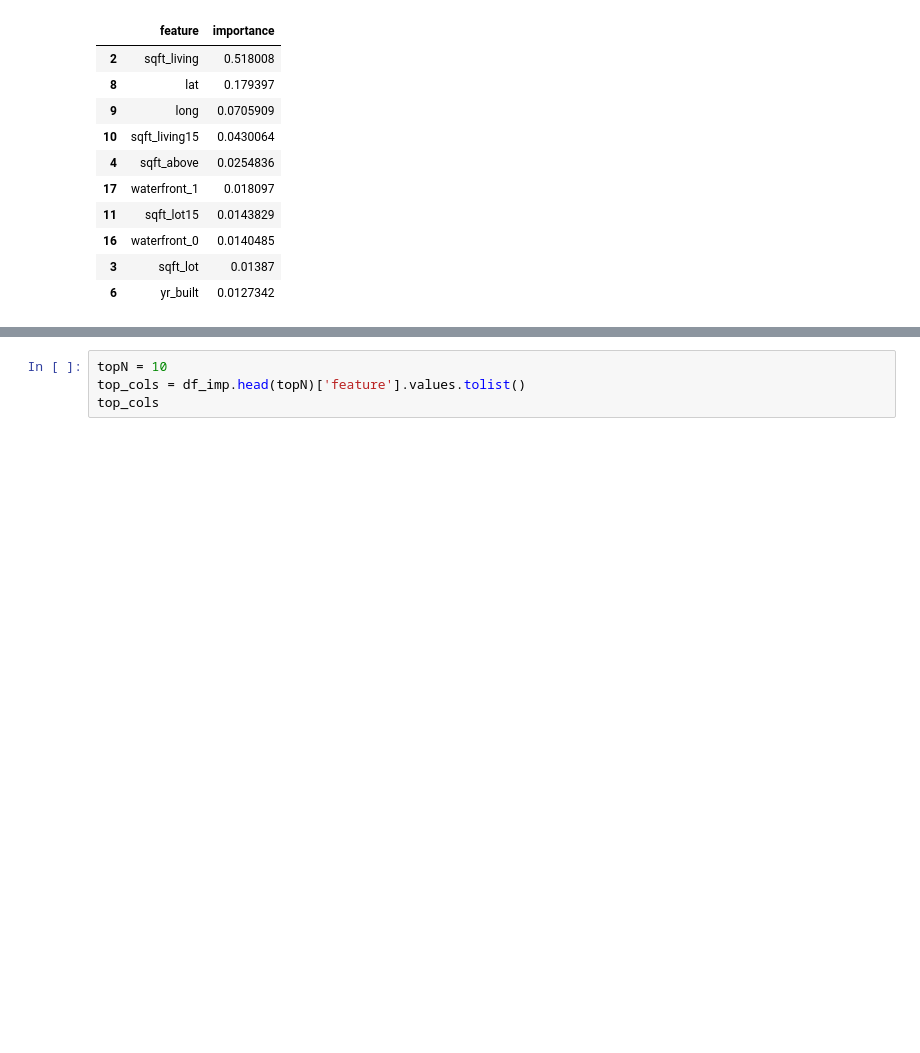
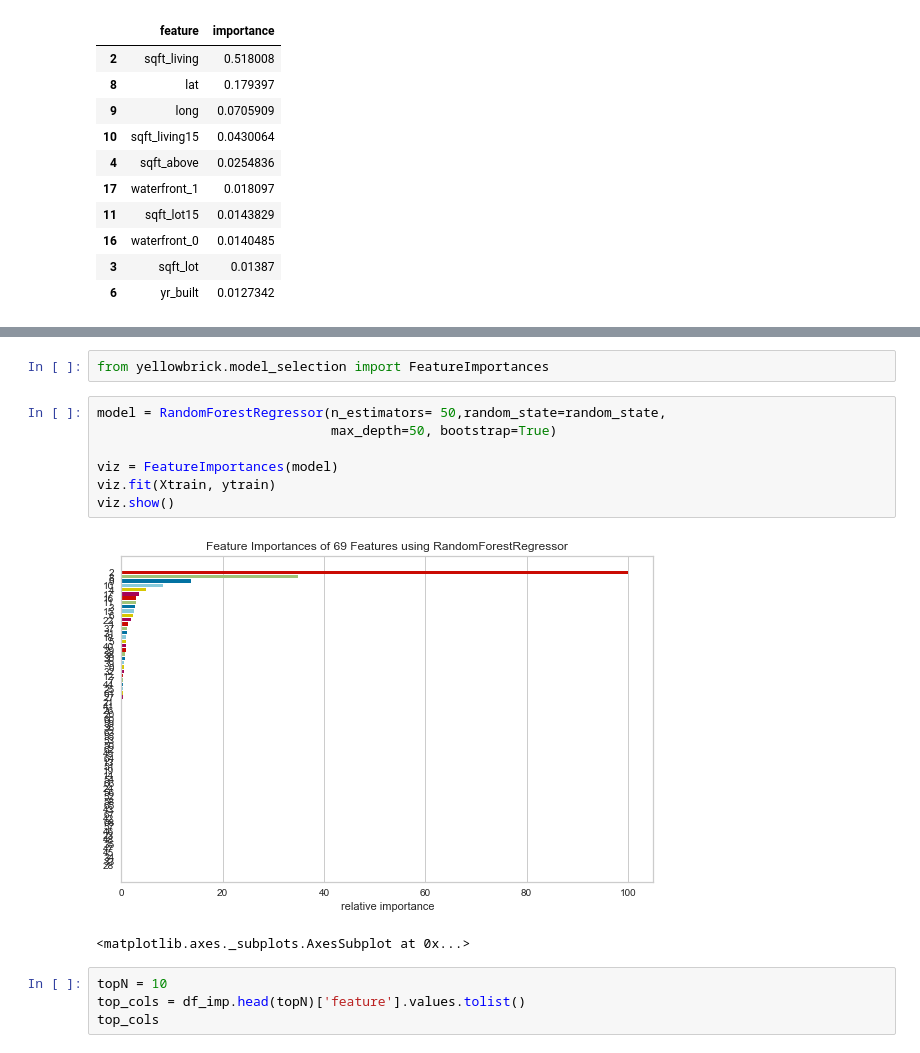
Before and after one commit to bhishanpdl/Project_House_Price_Prediction, a Jupyter notebook: notebooks/c05_regression_modelling_random_forest_feature_importance.ipynb, the cells around one changed output, grey strips where cells are left out. Cells and saved outputs as stored; diff of their text form; blank space fills up the shorter version.

Commit message:
added yellowbrick feature importances to c05

```diff
--- a/notebooks/c05_regression_modelling_random_forest_feature_importance.ipynb
+++ b/notebooks/c05_regression_modelling_random_forest_feature_importance.ipynb
@@ -467,3 +482,15 @@ df_imp.sort_values('importance', ascending=False)\
+# %%
+from yellowbrick.model_selection import FeatureImportances
+# %%
+model = RandomForestRegressor(n_estimators= 50,random_state=random_state,
+                              max_depth=50, bootstrap=True)
+
+viz = FeatureImportances(model)
+viz.fit(Xtrain, ytrain)
+viz.show()
+# %% [output]
+[figure, added]
+<matplotlib.axes._subplots.AxesSubplot at 0x...>
 # %%
 topN = 10
 top_cols = df_imp.head(topN)['feature'].values.tolist()
```
Also changed, not shown: parts of 11 cells of this notebook.
